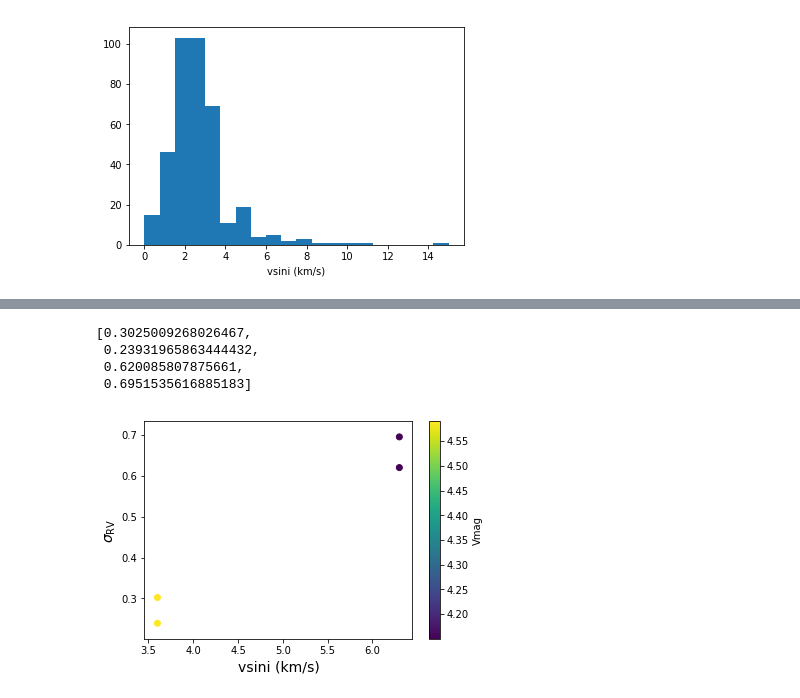
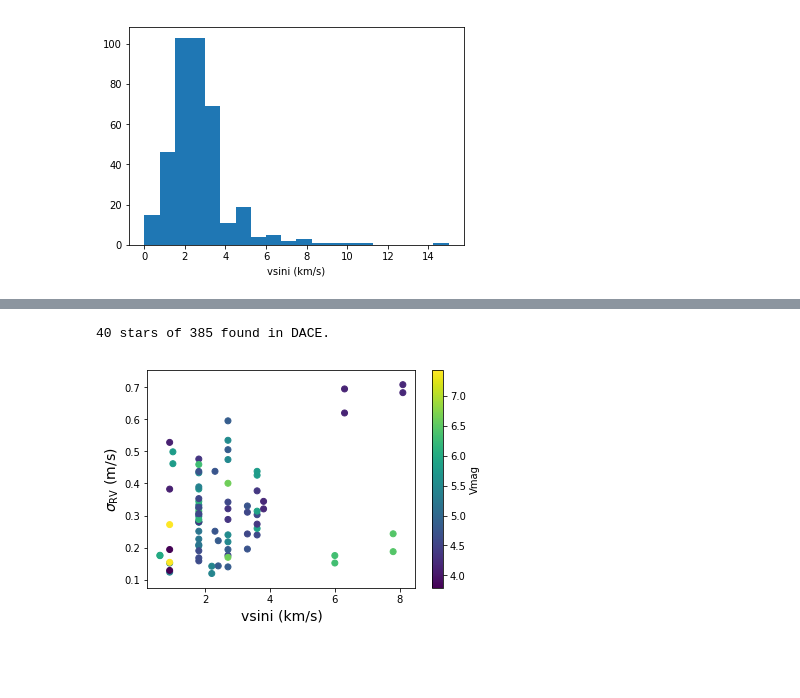
Before and after one commit to megbedell/thethethe, a Jupyter notebook: rv-info-content.ipynb, the cells around one changed output, grey strips where cells are left out. Saved outputs shown, nothing was run; the diff lists cells and outputs as text; code cells hidden in the pictures; blank space fills up the shorter version.

```diff
--- a/rv-info-content.ipynb
+++ b/rv-info-content.ipynb
@@ -55,3 +45,0 @@ for lower_vsini in range(0,10,1):
-# %%
-for s in stars:
-    print('star {0}: vsini = {1:.2f} km/s'.format(s, t[t['Star'] == s]['vsini'].data[0]))
@@ -73,13 +48,16 @@ str(stars[0]).strip("'").strip("b'").replace(" ", "") # SUCH A HACK
+# %%
+#stars = np.random.choice(t, 200, replace=False)
+stars = t
 # %%
 targets = []
 err_rvs = []
 for s in stars:
-    starname = str(s).strip("'").strip("b'").replace(" ", "") # SUCH A HACK
+    starname = str(s['Star']).strip("'").strip("b'").replace(" ", "") # SUCH A HACK
     files = download_spectra(starname)
     if files is not None:
         for f in files:
             wave, flux = read_spectrum(f)
             err_rv = calc_rv_err(wave, flux)
-            targets.append(s)
+            targets.append(s['Star'])
             err_rvs.append(err_rv)
 # %% [output]
@@ -104,10 +91,7 @@ Insufficient data returned for HD142
-# %%
-err_rvs
-# %% [output]
-[0.3025009268026467,
- 0.23931965863444432,
- 0.620085807875661,
- 0.6951535616885183]
+# %%
+print("{0} stars of {1} found in DACE.".format(int(len(err_rvs)/2), len(stars)))
+# %% [output]
+40 stars of 385 found in DACE.
 # %%
 vmags = []
 fehs = []
@@ -118,8 +102,8 @@ for target in targets:
     vsinis.append(t[t['Star'] == target]['vsini'])
 # %%
 plt.scatter(vsinis, err_rvs, c=vmags)
-plt.ylabel(r'$\sigma_{\mathrm{RV}}$', fontsize=14)
+plt.ylabel(r'$\sigma_{\mathrm{RV}}$ (m/s)', fontsize=14)
 plt.xlabel('vsini (km/s)', fontsize=14)
 plt.colorbar(label='Vmag');
 # %% [output]
-[figure, old version]
+[figure, new version]
```
Also changed, not shown: parts of 8 cells of this notebook, 1 other file.
